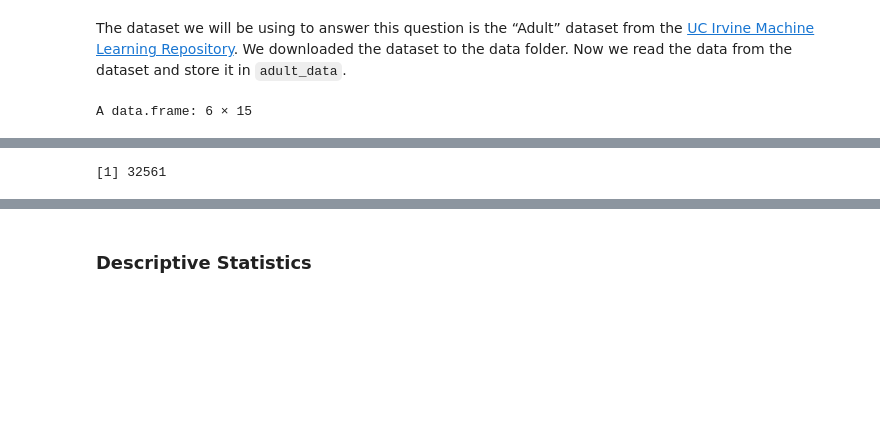
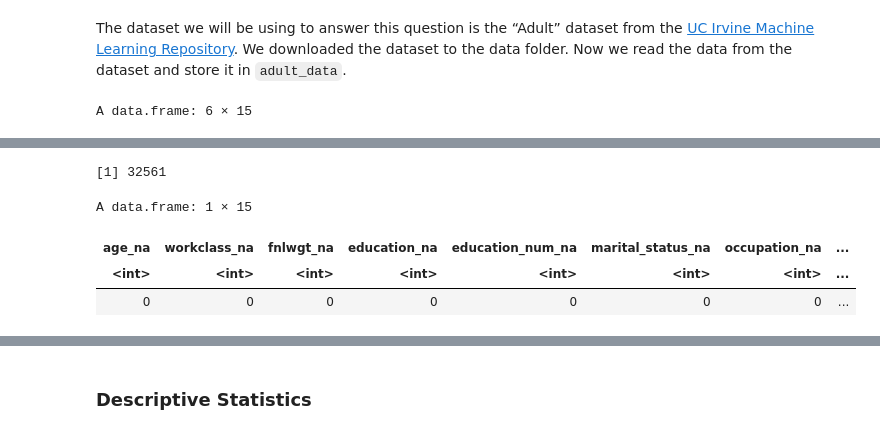
Before and after one commit to Julian-UBC/project-32, a Jupyter notebook: education_income.ipynb, the cells around one changed output, grey strips where cells are left out. Drawn from its saved outputs; the diff is of its cells as text; code cells hidden in the pictures; blank space fills up the shorter version.

```diff
--- a/education_income.ipynb
+++ b/education_income.ipynb
@@ -35,22 +36,28 @@ options(repr.plot.width=8, repr.plot.height=6)
 The dataset we will be using to answer this question is the “Adult” dataset from the [UC Irvine Machine Learning Repository](https://archive.ics.uci.edu/dataset/2/adult).
 We downloaded the dataset to the data folder. Now we read the data from the dataset and store it in `adult_data`.
 # %%
-adult_data <- read.table("./data/adult.data", header=FALSE, sep= ",",
+data_url <- "https://raw.githubusercontent.com/Julian-UBC/project-32/main/data/adult.data"
+adult_data <- read.table(data_url, header=FALSE, sep= ",",
                  col.names = c("age", "workclass", "fnlwgt", "education", "education_num", "marital_status", "occupation", "relationship",
                                "race", "sex", "capital_gain", "capital_loss", "hours_per_week", "native_country", "class"))
 
 adult_df <- as.data.frame(apply(adult_data, 2, str_remove_all, " "))
 
 head(adult_df)
 nrow(adult_df)
+adult_df |> summarize(across(everything(), list(na = ~ sum(is.na(.x)))))
 # %% [output]
 A data.frame: 6 × 15
 |  | age | workclass | fnlwgt | education | education_num | marital_status | occupation | relationship | ... |
 |  | <chr> | <chr> | <chr> | <chr> | <chr> | <chr> | <chr> | <chr> | ... |
 | 1 | 39 | State-gov | 77516 | Bachelors | 13 | Never-married | Adm-clerical | Not-in-family | ... |
 | 2 | 50 | Self-emp-not-inc | 83311 | Bachelors | 13 | Married-civ-spouse | Exec-managerial | Husband | ... |
 | 3 | 38 | Private | 215646 | HS-grad | 9 | Divorced | Handlers-cleaners | Not-in-family | ... |
 | 4 | 53 | Private | 234721 | 11th | 7 | Married-civ-spouse | Handlers-cleaners | Husband | ... |
 | 5 | 28 | Private | 338409 | Bachelors | 13 | Married-civ-spouse | Prof-specialty | Wife | ... |
 | 6 | 37 | Private | 284582 | Masters | 14 | Married-civ-spouse | Exec-managerial | Wife | ... |
 [1] 32561
+A data.frame: 1 × 15
+| age_na | workclass_na | fnlwgt_na | education_na | education_num_na | marital_status_na | occupation_na | ... |
+| <int> | <int> | <int> | <int> | <int> | <int> | <int> | ... |
+| 0 | 0 | 0 | 0 | 0 | 0 | 0 | ... |
```
Also changed, not shown: parts of 17 cells of this notebook.
